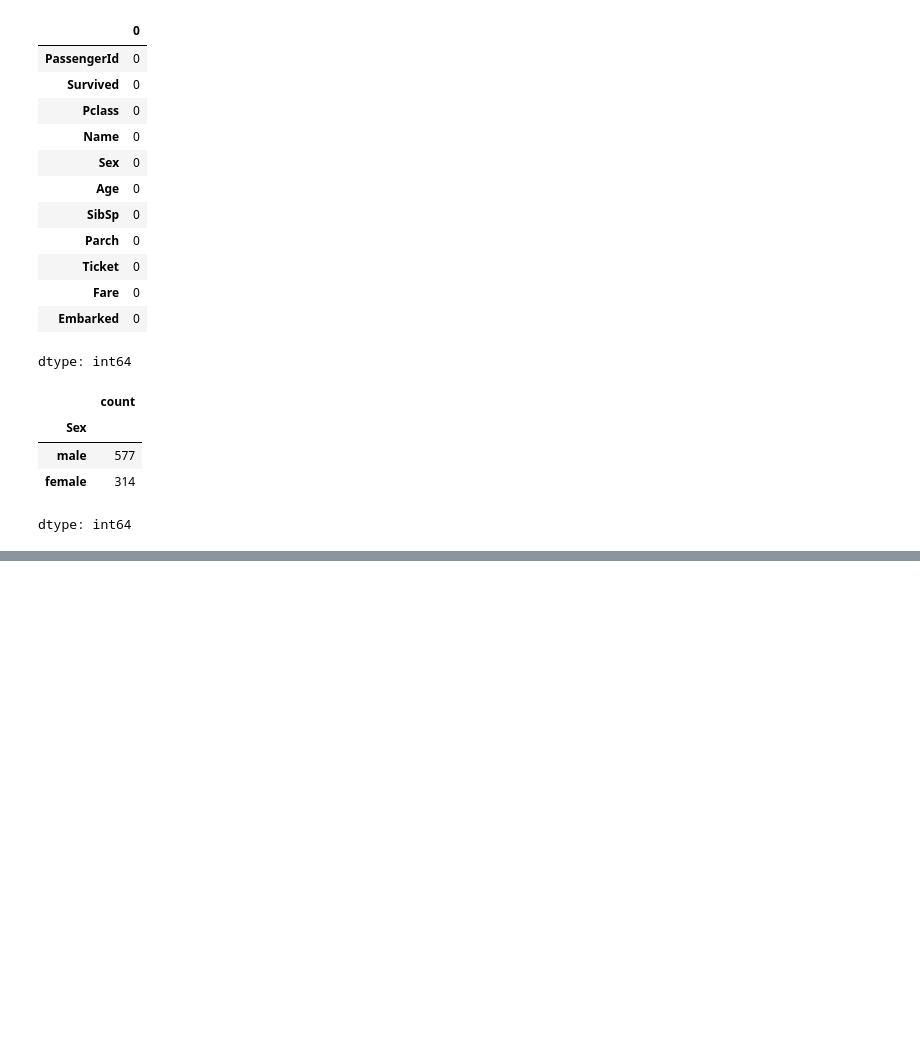
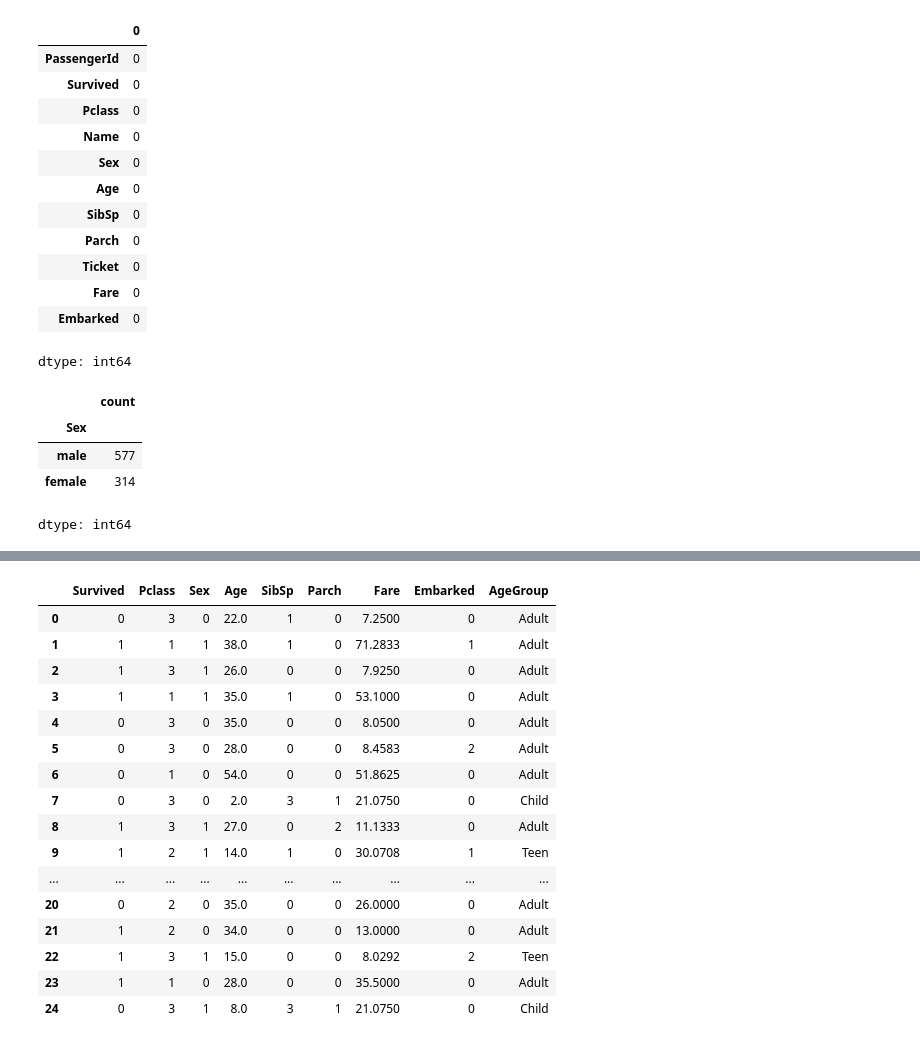
Before and after one commit to ashraf-abdalghani/mycolab, a Jupyter notebook: Titanic_.ipynb, the cells around one changed output, grey strips where cells are left out. Saved outputs shown, nothing was run; the diff lists cells and outputs as text; code cells hidden in the pictures; blank space fills up the shorter version.

```diff
--- a/Titanic_.ipynb
+++ b/Titanic_.ipynb
@@ -180,0 +245,22 @@ dtype: int64
+# %%
+df['AgeGroup'] = pd.cut(df['Age'], bins=[0, 12, 18, 60, 100], labels=['Child', 'Teen', 'Adult', 'Elderly'])
+# %%
+df.head(25)
+# %% [output]
+|  | Survived | Pclass | Sex | Age | SibSp | Parch | Fare | Embarked | AgeGroup |
+| 0 | 0 | 3 | 0 | 22.0 | 1 | 0 | 7.2500 | 0 | Adult |
+| 1 | 1 | 1 | 1 | 38.0 | 1 | 0 | 71.2833 | 1 | Adult |
+| 2 | 1 | 3 | 1 | 26.0 | 0 | 0 | 7.9250 | 0 | Adult |
+| 3 | 1 | 1 | 1 | 35.0 | 1 | 0 | 53.1000 | 0 | Adult |
+| 4 | 0 | 3 | 0 | 35.0 | 0 | 0 | 8.0500 | 0 | Adult |
+| 5 | 0 | 3 | 0 | 28.0 | 0 | 0 | 8.4583 | 2 | Adult |
+| 6 | 0 | 1 | 0 | 54.0 | 0 | 0 | 51.8625 | 0 | Adult |
+| 7 | 0 | 3 | 0 | 2.0 | 3 | 1 | 21.0750 | 0 | Child |
+| 8 | 1 | 3 | 1 | 27.0 | 0 | 2 | 11.1333 | 0 | Adult |
+| 9 | 1 | 2 | 1 | 14.0 | 1 | 0 | 30.0708 | 1 | Teen |
+| ... | ... | ... | ... | ... | ... | ... | ... | ... | ... |
+| 20 | 0 | 2 | 0 | 35.0 | 0 | 0 | 26.0000 | 0 | Adult |
+| 21 | 1 | 2 | 0 | 34.0 | 0 | 0 | 13.0000 | 0 | Adult |
+| 22 | 1 | 3 | 1 | 15.0 | 0 | 0 | 8.0292 | 2 | Teen |
+| 23 | 1 | 1 | 0 | 28.0 | 0 | 0 | 35.5000 | 0 | Adult |
+| 24 | 0 | 3 | 1 | 8.0 | 3 | 1 | 21.0750 | 0 | Child |
```
Also changed, not shown: parts of 13 cells of this notebook.
